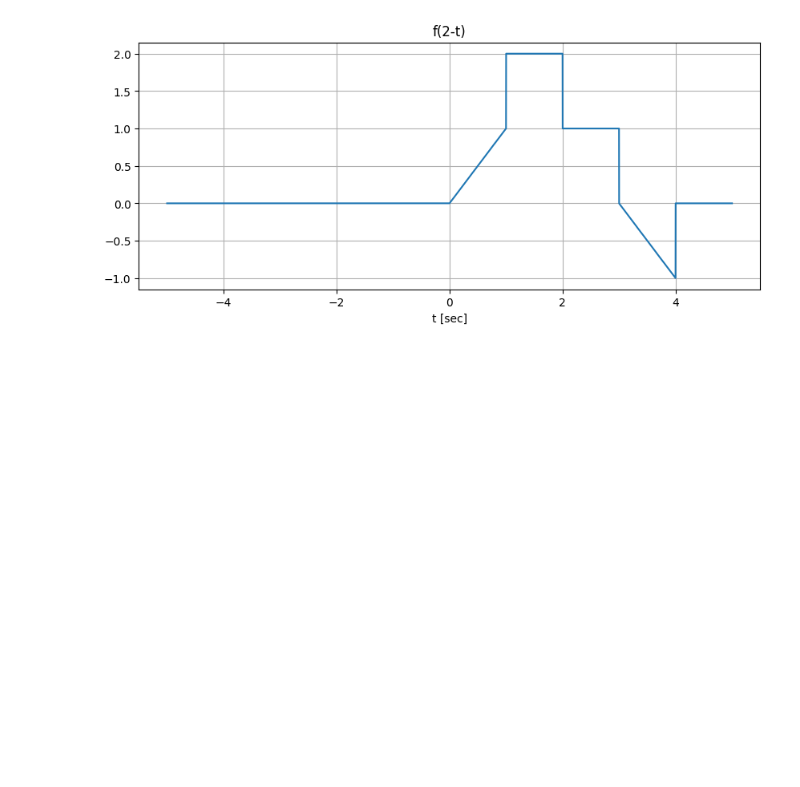
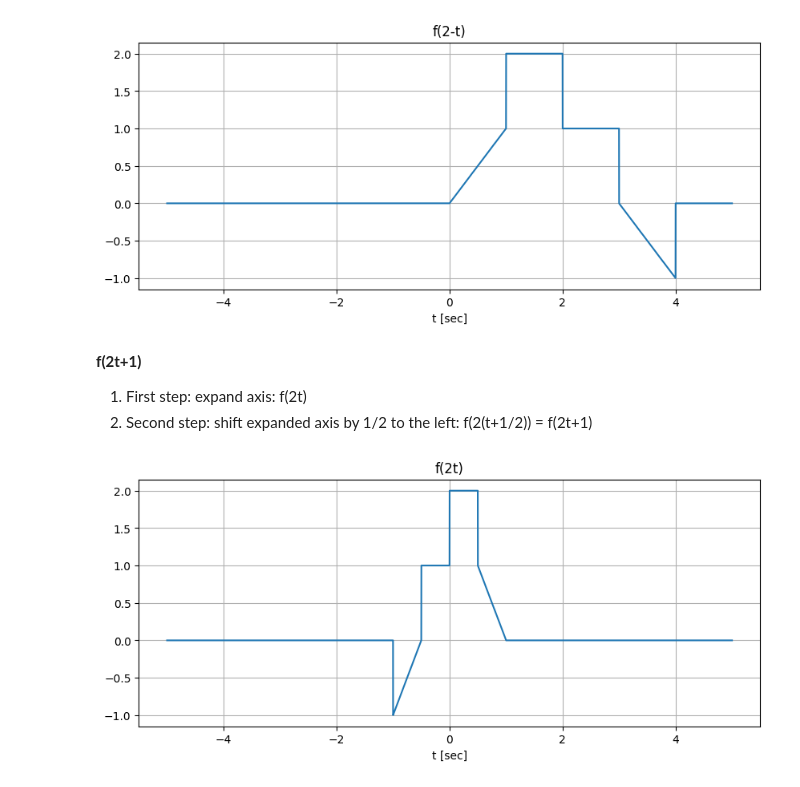
Before and after one commit to RotemTsalisher/SignalsAndSystemsBasicsWithPython, a Jupyter notebook: HW01_Shifting_and_Expanding_Sigs.ipynb, the cells around one changed output. Cells and saved outputs as stored; diff of their text form; code cells hidden in the pictures; blank space fills up the shorter version.

```diff
--- a/HW01_Shifting_and_Expanding_Sigs.ipynb
+++ b/HW01_Shifting_and_Expanding_Sigs.ipynb
@@ -72,3 +72,17 @@ plt.xlabel("t [sec]")
 plt.grid()
 # %% [output]
 [figure]
+# %% [markdown]
+**f(2t+1)**
+
+1. First step: expand axis: f(2t)
+2. Second step: shift expanded axis by 1/2 to the left: f(2(t+1/2)) = f(2t+1)
+# %%
+#5. f(2t)
+plt.figure(figsize=(10,4))
+plt.plot(t,f(2*t))
+plt.title("f(2t)")
+plt.xlabel("t [sec]")
+plt.grid()
+# %% [output]
+[figure, added]
```
Also changed, not shown: parts of 7 cells of this notebook, 1 other file.
